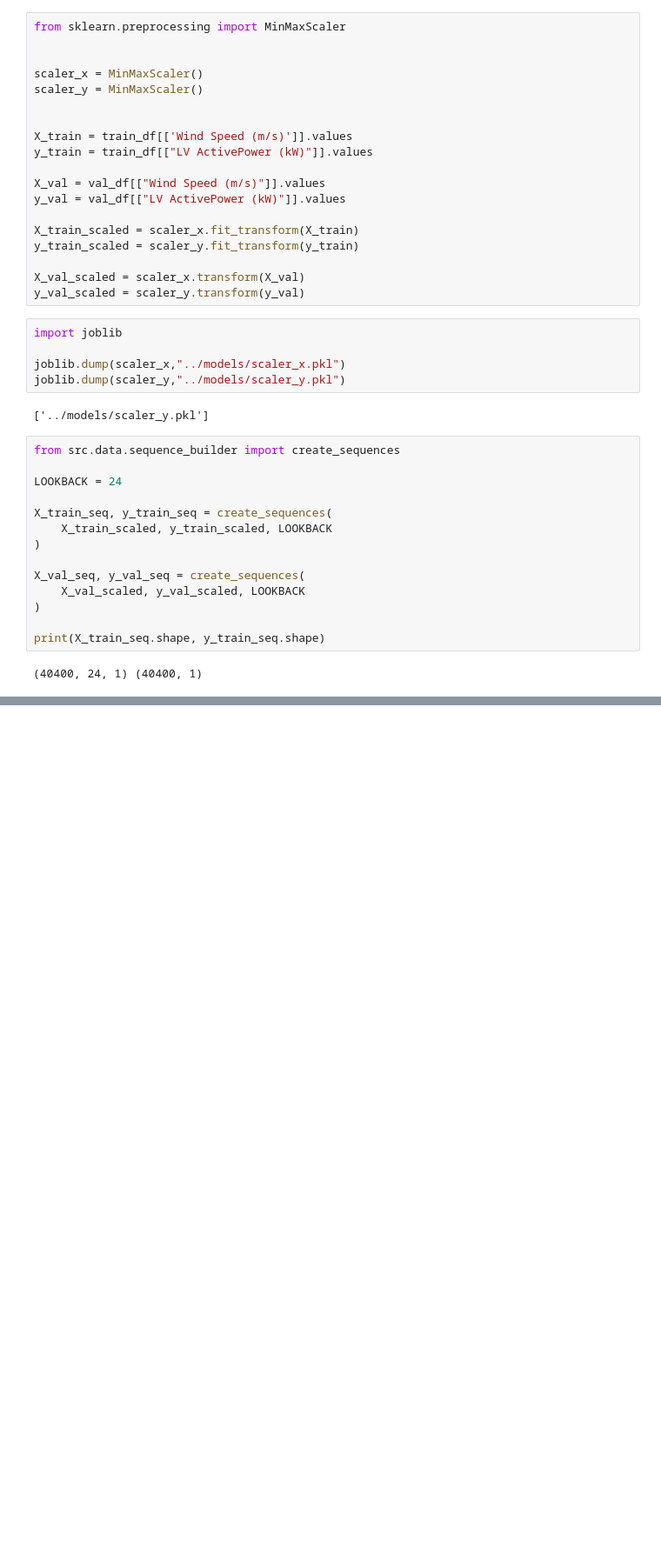
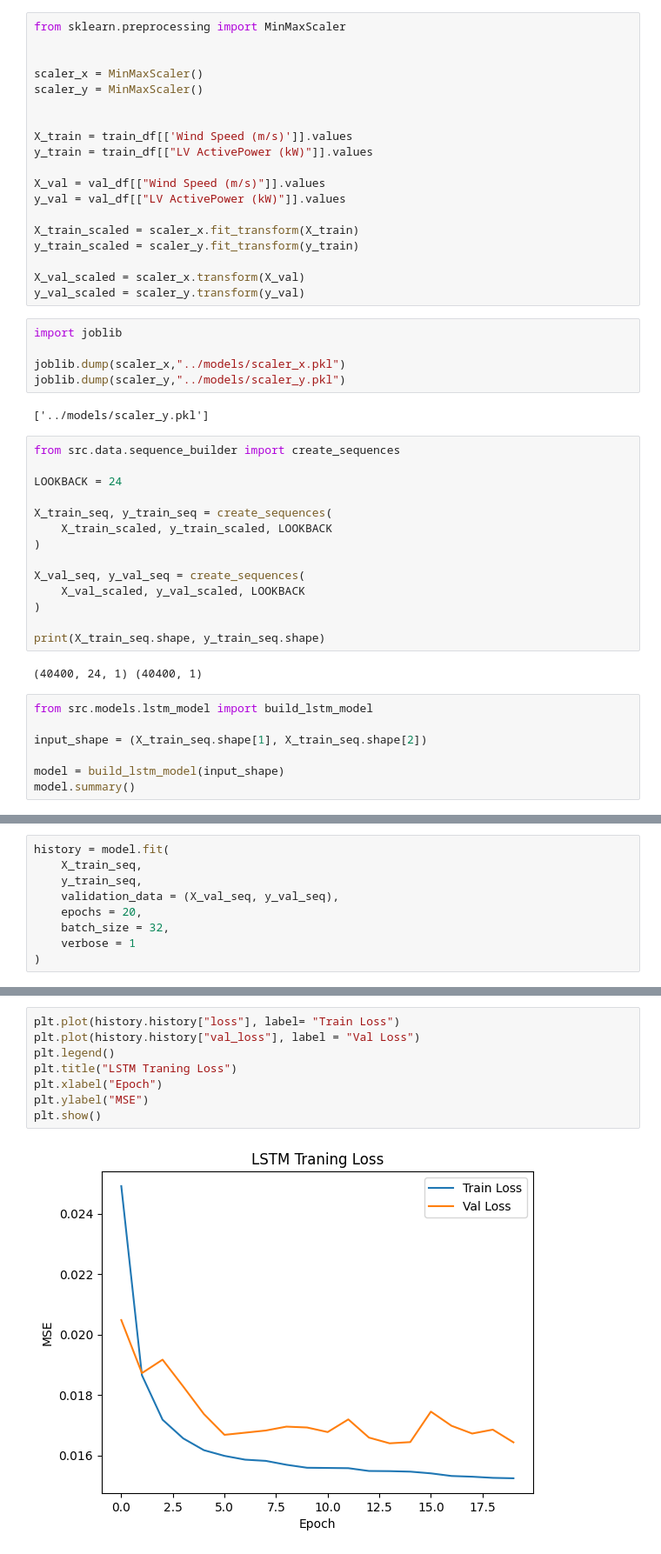
Before and after one commit to chamela-yohan/wind-turbine-power-prediction-lstm, a Jupyter notebook: notebooks/01_data_exploration.ipynb, the cells around one changed output, grey strips where cells are left out. Shown at 87% size. Saved outputs shown, nothing was run; the diff lists cells and outputs as text; blank space fills up the shorter version.

```diff
--- a/notebooks/01_data_exploration.ipynb
+++ b/notebooks/01_data_exploration.ipynb
@@ -93,3 +93,10 @@ X_val_seq, y_val_seq = create_sequences(
 print(X_train_seq.shape, y_train_seq.shape)
 # %% [output]
 (40400, 24, 1) (40400, 1)
+# %%
+from src.models.lstm_model import build_lstm_model
+
+input_shape = (X_train_seq.shape[1], X_train_seq.shape[2])
+
+model = build_lstm_model(input_shape)
+model.summary()
@@ -95,0 +135,9 @@ print(X_train_seq.shape, y_train_seq.shape)
+# %%
+history = model.fit(
+    X_train_seq,
+    y_train_seq,
+    validation_data = (X_val_seq, y_val_seq),
+    epochs = 20,
+    batch_size = 32,
+    verbose = 1
+)
@@ -95,0 +162,10 @@ print(X_train_seq.shape, y_train_seq.shape)
+# %%
+plt.plot(history.history["loss"], label= "Train Loss")
+plt.plot(history.history["val_loss"], label = "Val Loss")
+plt.legend()
+plt.title("LSTM Traning Loss")
+plt.xlabel("Epoch")
+plt.ylabel("MSE")
+plt.show()
+# %% [output]
+[figure, added]
```
Also changed, not shown: parts of 4 cells of this notebook.
